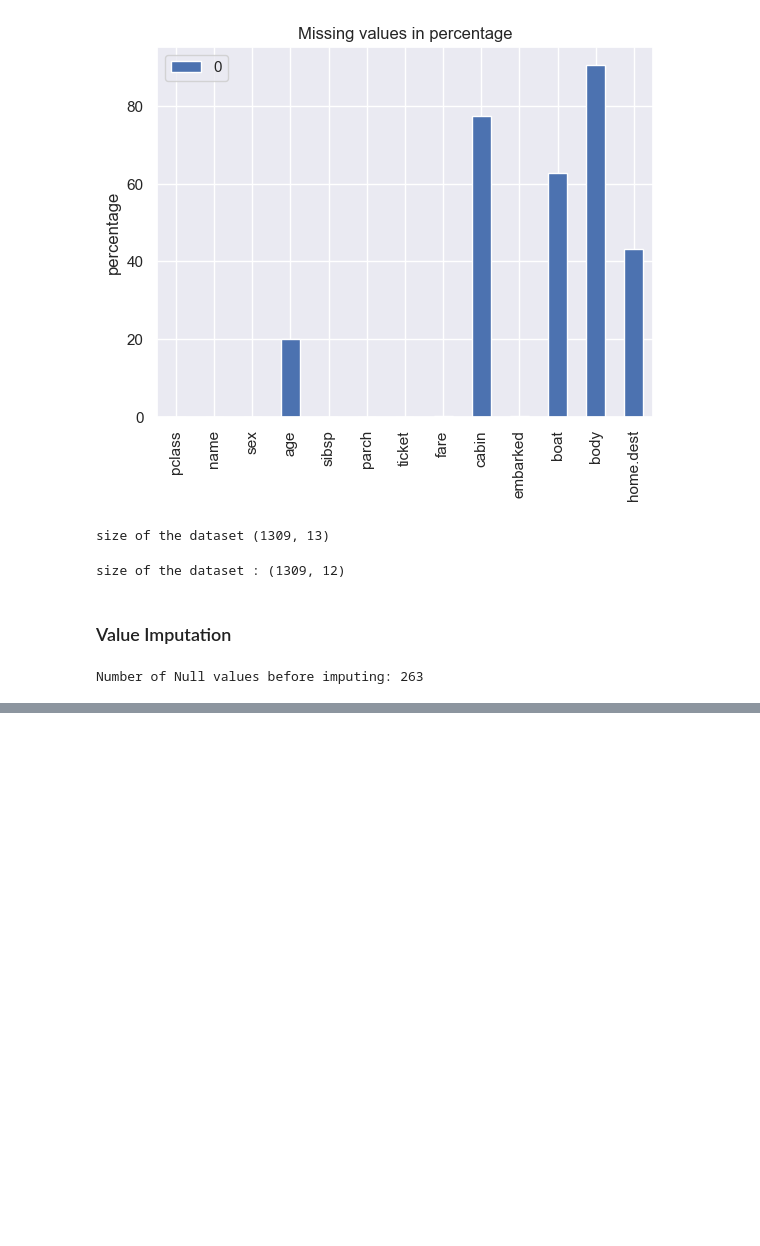
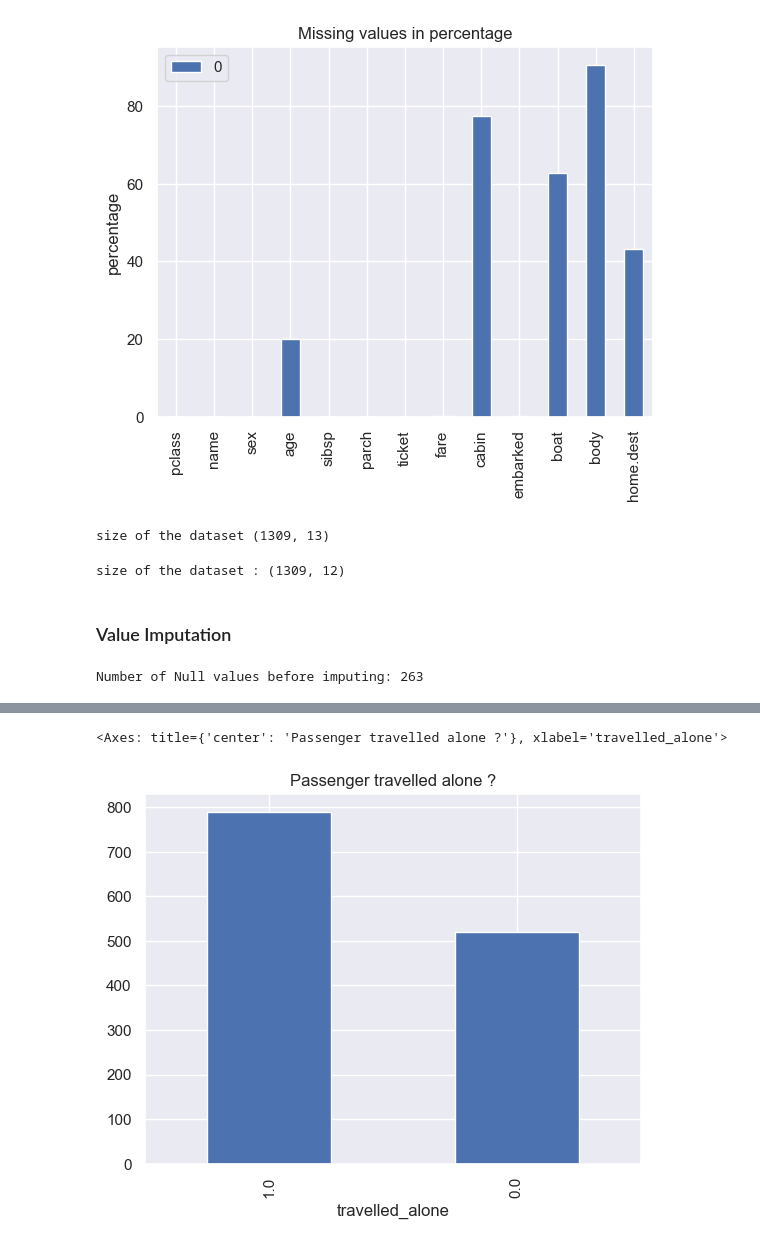
Before and after one commit to thisisouvik/ML-Concepts, a Jupyter notebook: Scikit-Learn/scikit-learn.ipynb, the cells around one changed output, grey strips where cells are left out. Drawn from its saved outputs; the diff is of its cells as text; code cells hidden in the pictures; blank space fills up the shorter version.

```diff
--- a/Scikit-Learn/scikit-learn.ipynb
+++ b/Scikit-Learn/scikit-learn.ipynb
@@ -142,3 +142,7 @@ from sklearn.impute import SimpleImputer
 print(f'Number of Null values before imputing: {df.age.isnull().sum()}')
 # %% [output]
 Number of Null values before imputing: 263
+# %%
+imp= SimpleImputer(strategy= 'mean')
+df['age'] = imp.fit_transform(df[['age']])
+print(f'Number of null values now : {df.age.isnull().sum()}')
@@ -144,0 +151,13 @@ Number of Null values before imputing: 263
+# %%
+def get_parameter(df):
+    parameters = {}
+    for col in df.columns[df.isnull().any()]:
+        if df[col].dtype == 'float64' or df[col].dtype == 'int64' or df[col].dtype == 'int32':
+            strategy = 'mean'
+        else:
+            strategy= 'most_frequent'
+
+        missing_values = df[col][df[col].isnull()].values[0]
+        parameters[col] = {'missing_values' :missing_values,'strategy': strategy}
+        return parameters
+get_parameter(df)
@@ -144,0 +166,7 @@ Number of Null values before imputing: 263
+# %%
+parameter = get_parameter(df)
+for col, param in parameter.items():
+    missing_values= param['missing_values']
+    strategy = param['strategy']
+    imp = SimpleImputer(missing_values= missing_values, strategy= strategy)
+    df[col]= imp.fit_transform(df[[col]])
@@ -144,0 +200,8 @@ Number of Null values before imputing: 263
+# %%
+df['family'] = df['sibsp'] + df['parch']
+df.loc[df['family'] > 0, 'travelled_alone'] = 0
+df.loc[df['family']== 0, 'travelled_alone'] = 1
+df['travelled_alone'].value_counts().plot(title='Passenger travelled alone ?', kind = 'bar')
+# %% [output]
+<Axes: title={'center': 'Passenger travelled alone ?'}, xlabel='travelled_alone'>
+[figure, added]
```
Also changed, not shown: parts of 5 cells of this notebook.
